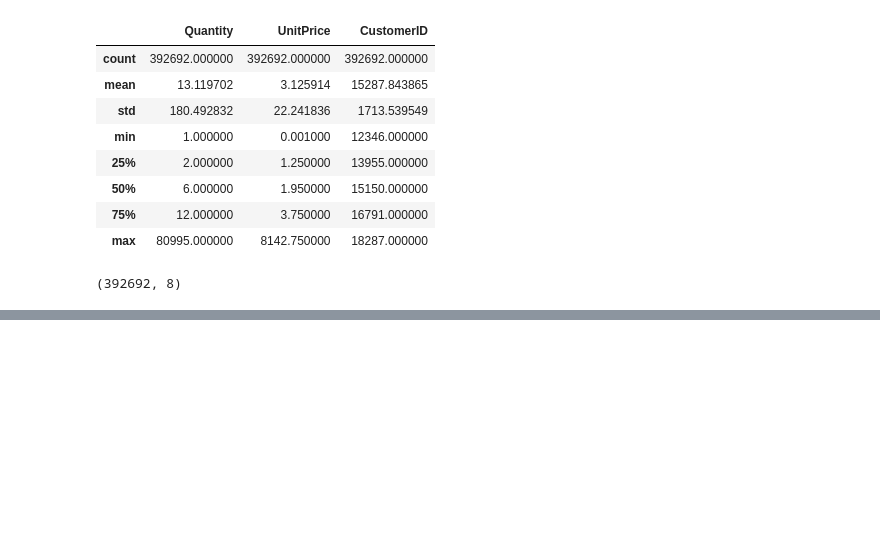
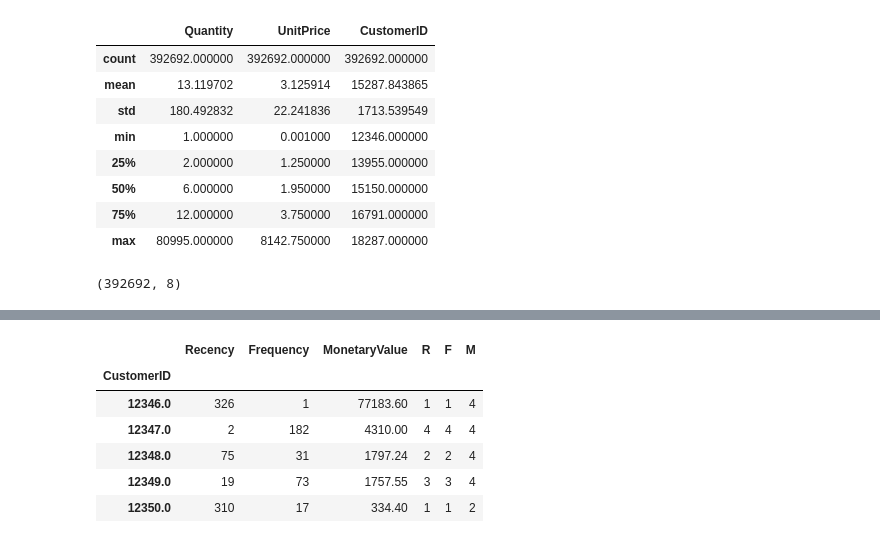
Before and after one commit to lima4/Analysis, a Jupyter notebook: RFM.ipynb, the cells around one changed output, grey strips where cells are left out. Cells and saved outputs as stored; diff of their text form; code cells hidden in the pictures; blank space fills up the shorter version.

```diff
--- a/RFM.ipynb
+++ b/RFM.ipynb
@@ -124,0 +197,23 @@ df.shape
+# %%
+# Recency, Frequency, Monetary를 4개의 Level로 나눈다.
+# Pandas에서 제공하는 qcut을 통해서 구간을 나눈다.
+# qcut은 cut과 다르게 동일한 갯수로 구간을 나누는 함수이다.
+r_labels =range(4,0,-1)
+f_labels=range(1,5)
+m_labels=range(1,5)
+
+r_quartiles = pd.qcut(rfm['Recency'], q=4, labels = r_labels)
+f_quartiles = pd.qcut(rfm['Frequency'],q=4, labels = f_labels)
+m_quartiles = pd.qcut(rfm['MonetaryValue'],q=4,labels = m_labels)
+
+# assign함수를 사용해서 새 열을 할당한다.
+rfm = rfm.assign(R = r_quartiles, F=f_quartiles, M=m_quartiles)
+rfm.head()
+# %% [output]
+|  | Recency | Frequency | MonetaryValue | R | F | M |
+| CustomerID |  |  |  |  |  |  |
+| 12346.0 | 326 | 1 | 77183.60 | 1 | 1 | 4 |
+| 12347.0 | 2 | 182 | 4310.00 | 4 | 4 | 4 |
+| 12348.0 | 75 | 31 | 1797.24 | 2 | 2 | 4 |
+| 12349.0 | 19 | 73 | 1757.55 | 3 | 3 | 4 |
+| 12350.0 | 310 | 17 | 334.40 | 1 | 1 | 2 |
```
Also changed, not shown: parts of 12 cells of this notebook.
